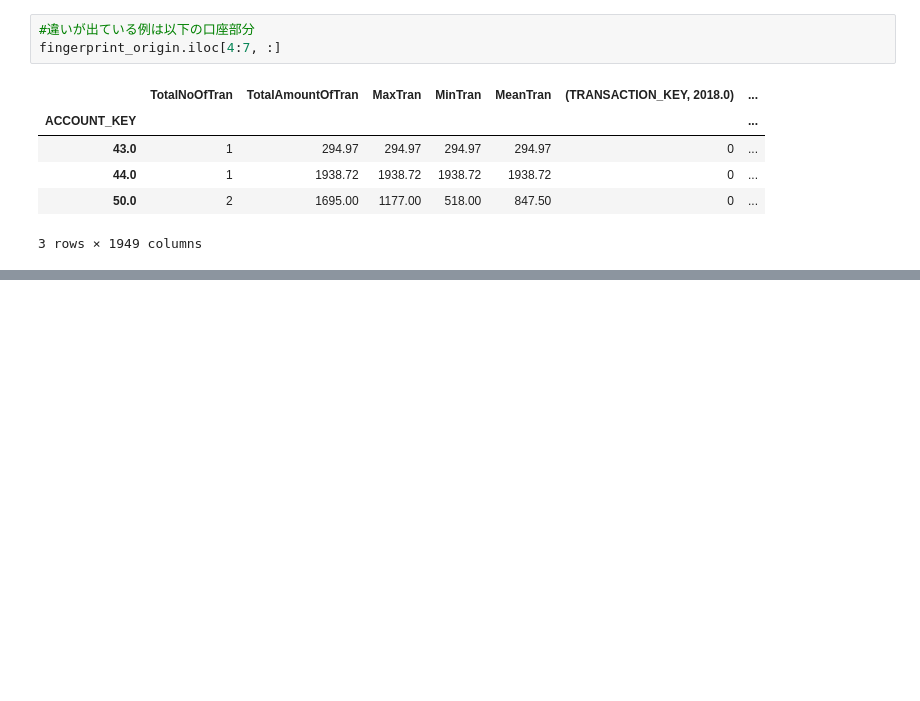
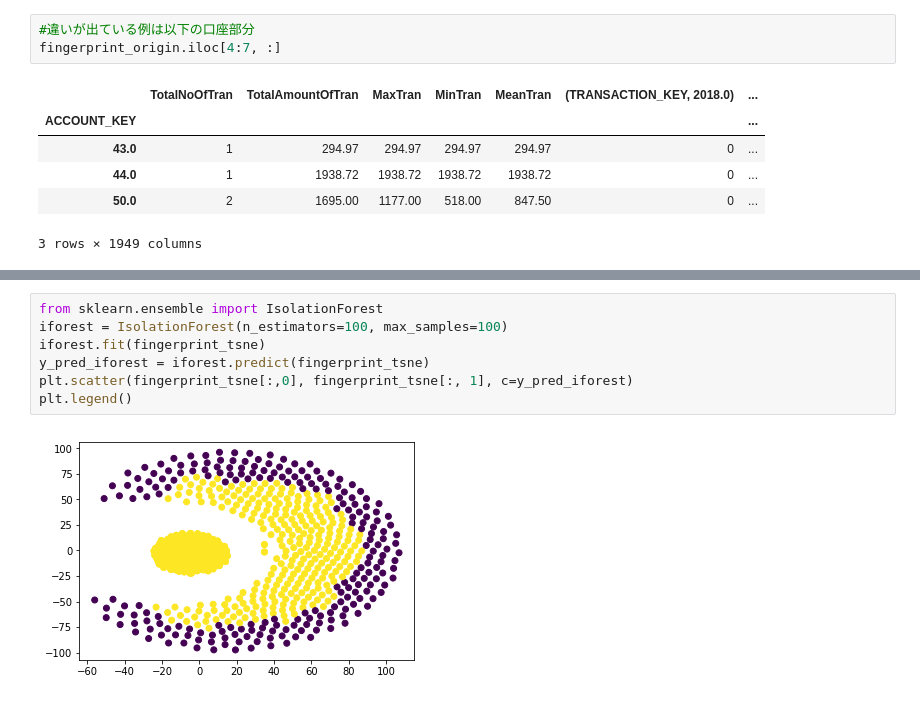
Before and after one commit to gucchi123/sas_sample, a Jupyter notebook: clustering.ipynb, the cells around one changed output, grey strips where cells are left out. Saved outputs shown, nothing was run; the diff lists cells and outputs as text; blank space fills up the shorter version.

```diff
--- a/clustering.ipynb
+++ b/clustering.ipynb
@@ -396,0 +417,9 @@ fingerprint_origin.iloc[4:7, :]
+# %%
+from sklearn.ensemble import IsolationForest
+iforest = IsolationForest(n_estimators=100, max_samples=100)
+iforest.fit(fingerprint_tsne)
+y_pred_iforest = iforest.predict(fingerprint_tsne)
+plt.scatter(fingerprint_tsne[:,0], fingerprint_tsne[:, 1], c=y_pred_iforest)
+plt.legend()
+# %% [output]
+[figure, added]
```
Also changed, not shown: parts of 5 cells of this notebook.
